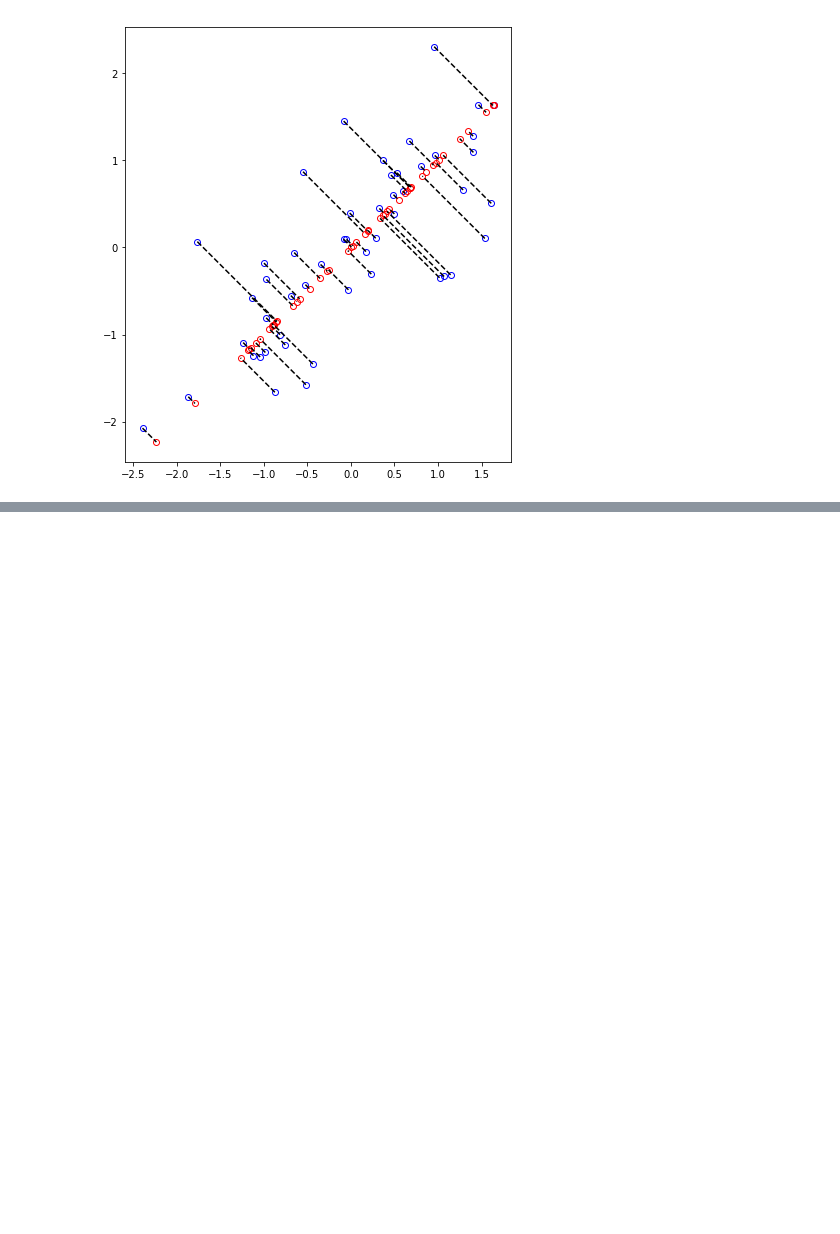
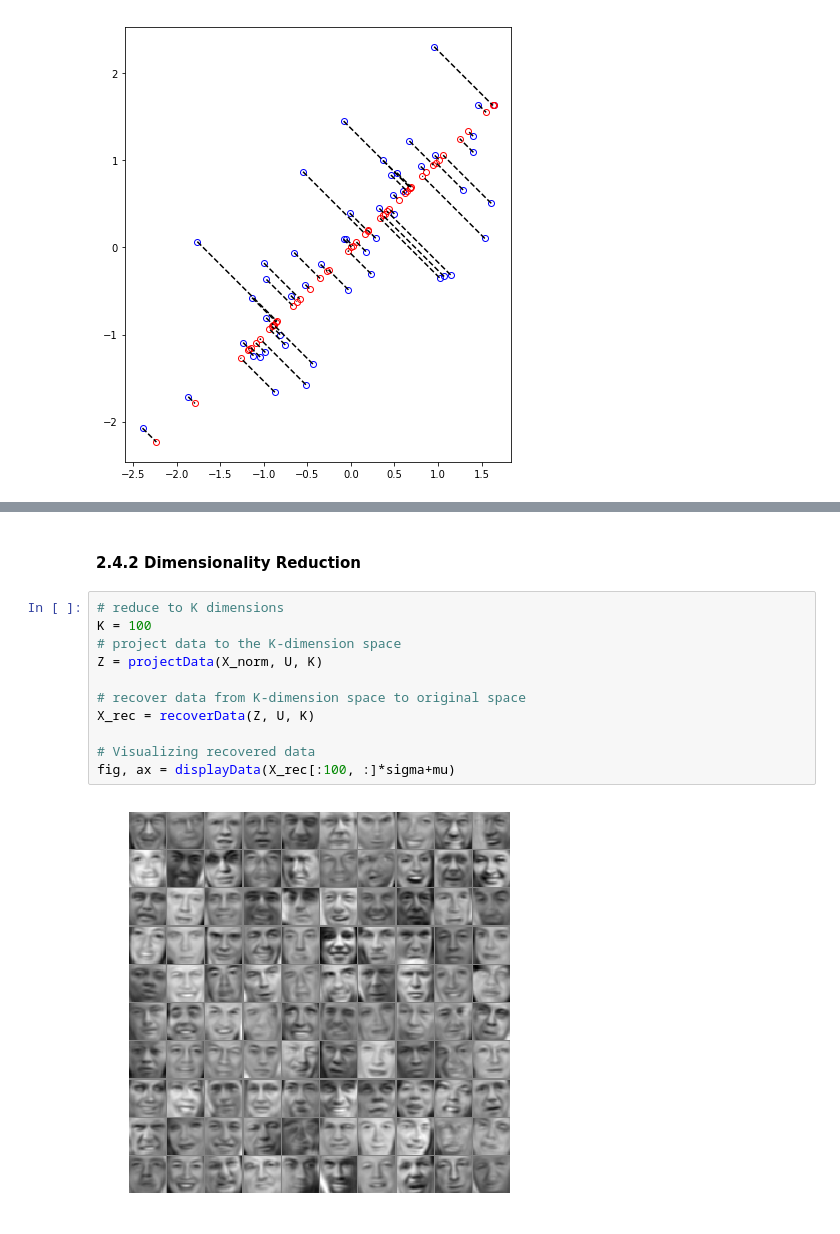
Before and after one commit to oeyh/NN, a Jupyter notebook: assignment7 K-means Clustering and PCA/assignment 7 K-means and PCA.ipynb, the cells around one changed output, grey strips where cells are left out. Drawn from its saved outputs; the diff is of its cells as text; blank space fills up the shorter version.

```diff
--- a/assignment7 K-means Clustering and PCA/assignment 7 K-means and PCA.ipynb
+++ b/assignment7 K-means Clustering and PCA/assignment 7 K-means and PCA.ipynb
@@ -485,0 +541,15 @@ for i in range(X.shape[0]):
+# %% [markdown]
+#### 2.4.2 Dimensionality Reduction
+# %%
+# reduce to K dimensions
+K = 100
+# project data to the K-dimension space
+Z = projectData(X_norm, U, K)
+
+# recover data from K-dimension space to original space
+X_rec = recoverData(Z, U, K)
+
+# Visualizing recovered data
+fig, ax = displayData(X_rec[:100, :]*sigma+mu)
+# %% [output]
+[figure, added]
```
Also changed, not shown: parts of 9 cells of this notebook, 2 other files.
